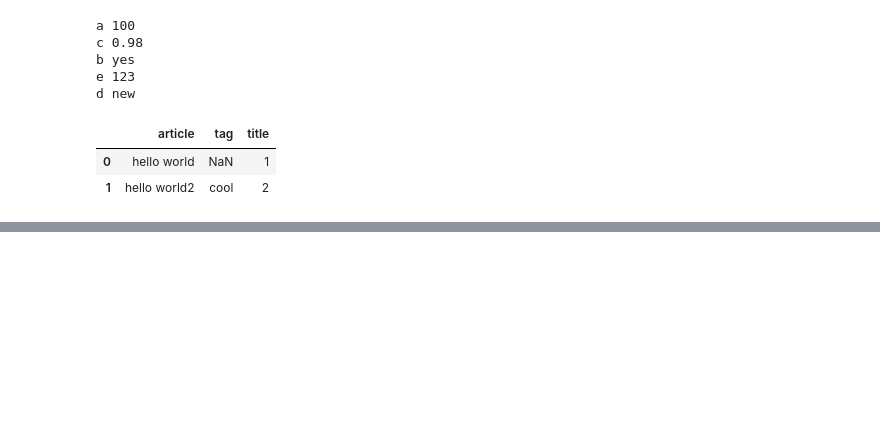
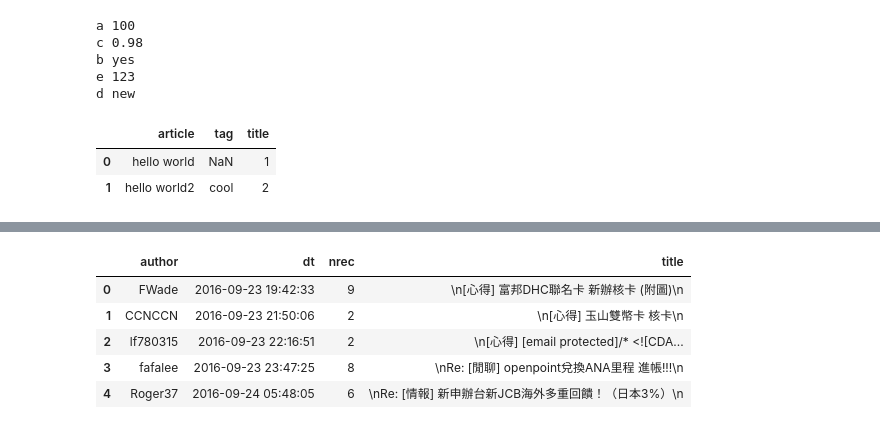
Before and after one commit to ywchiu/pyfintech2, a Jupyter notebook: 20160924Demo.ipynb, the cells around one changed output, grey strips where cells are left out. Drawn from its saved outputs; the diff is of its cells as text; code cells hidden in the pictures; blank space fills up the shorter version.

```diff
--- a/20160924Demo.ipynb
+++ b/20160924Demo.ipynb
@@ -633,0 +728,18 @@ df
+# %%
+import pandas
+db = MySQLdb.connect(host="localhost",
+                     user="root",
+                     passwd="test",
+                     db="ptt",
+                     charset='utf8')
+df = pandas.read_sql('select author, dt, nrec, title from pttarticles', con=db)
+db.close()
+
+df.head()
+# %% [output]
+|  | author | dt | nrec | title |
+| 0 | FWade | 2016-09-23 19:42:33 | 9 | \n[心得] 富邦DHC聯名卡 新辦核卡 (附圖)\n |
+| 1 | CCNCCN | 2016-09-23 21:50:06 | 2 | \n[心得] 玉山雙幣卡 核卡\n |
+| 2 | lf780315 | 2016-09-23 22:16:51 | 2 | \n[心得] [email protected]/* <![CDA... |
+| 3 | fafalee | 2016-09-23 23:47:25 | 8 | \nRe: [閒聊] openpoint兌換ANA里程 進帳!!!\n |
+| 4 | Roger37 | 2016-09-24 05:48:05 | 6 | \nRe: [情報] 新申辦台新JCB海外多重回饋！（日本3%）\n |
```
Also changed, not shown: parts of 7 cells of this notebook.
